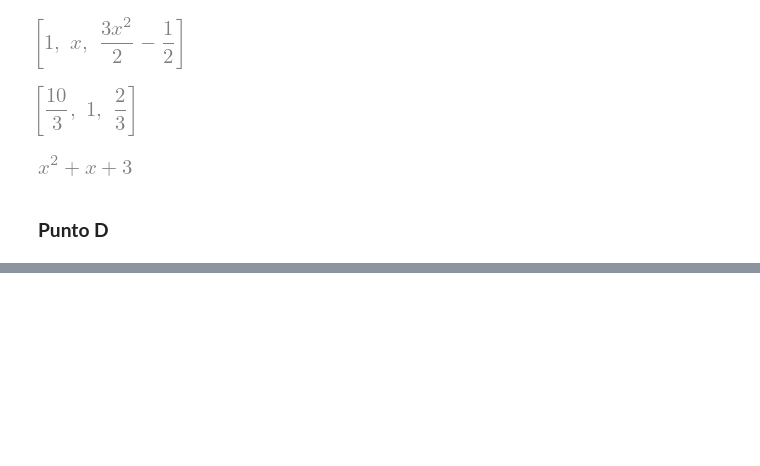
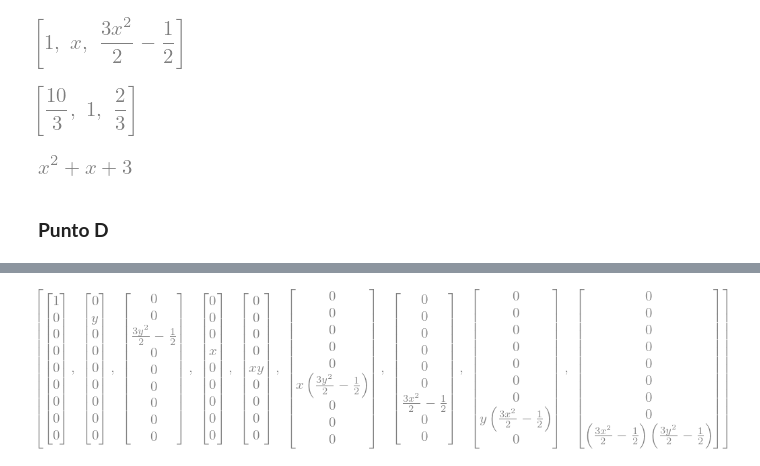
Before and after one commit to ucrosisabella/TareasMetMat1_25B, a Jupyter notebook: Codigos/Clase8-Ejercicio1.ipynb, the cells around one changed output, grey strips where cells are left out. Saved outputs shown, nothing was run; the diff lists cells and outputs as text; code cells hidden in the pictures; blank space fills up the shorter version.

```diff
--- a/Codigos/Clase8-Ejercicio1.ipynb
+++ b/Codigos/Clase8-Ejercicio1.ipynb
@@ -152,7 +152,7 @@ def coefs(h):
         coef.append(ci)
     return coef
 # %%
-coefsp3 = coefs(p3)
+coefsp3 = coefsP(p3)
 coefsp3
 # %% [output]
 [figure]
@@ -160,7 +160,7 @@ coefsp3
 # Comprobando que efectivamente estos son los componentes:
 p3prueba = 0
 for i in range(3):
-    k = coefsp3[i] * legendre_base[i]
+    k = coefsp3[i] * legendre_basex[i]
     p3prueba += k
 p3prueba
 # %% [output]
@@ -171,0 +184,14 @@ p3prueba
+# %%
+# Planteemos el prod interno y la proyección sobre los pol de legendre pero sobre y:
+legendre_basey = [legendre( m , y ) for m in range(3) ]
+
+def prodintG(g1, g2):
+    pd = integrate( g1 * g2, (y, -1, 1))
+    return pd
+
+def coefsG(h):
+    coef = []
+    for i in range(3):
+        ci = ( prodintG( h , legendre_basey[i] ) / prodintG( legendre_basey[i] , legendre_basey[i] ) )
+        coef.append(ci)
+    return coef
@@ -171,0 +212,15 @@ p3prueba
+# %%
+# Calculemos las bases de este producto tensorial:
+basetensor_legr = []
+
+k = 0
+for i in range(3):
+    for j in range(3):
+        baseij = Matrix.zeros(9,1)
+        baseij[k, 0] = legendre_basey[i] * legendre_basey[j]
+        basetensor_legr.append(baseij)
+        k +=1
+# %%
+basetensor_legr
+# %% [output]
+[figure, added]
```
Also changed, not shown: parts of 8 cells of this notebook.
